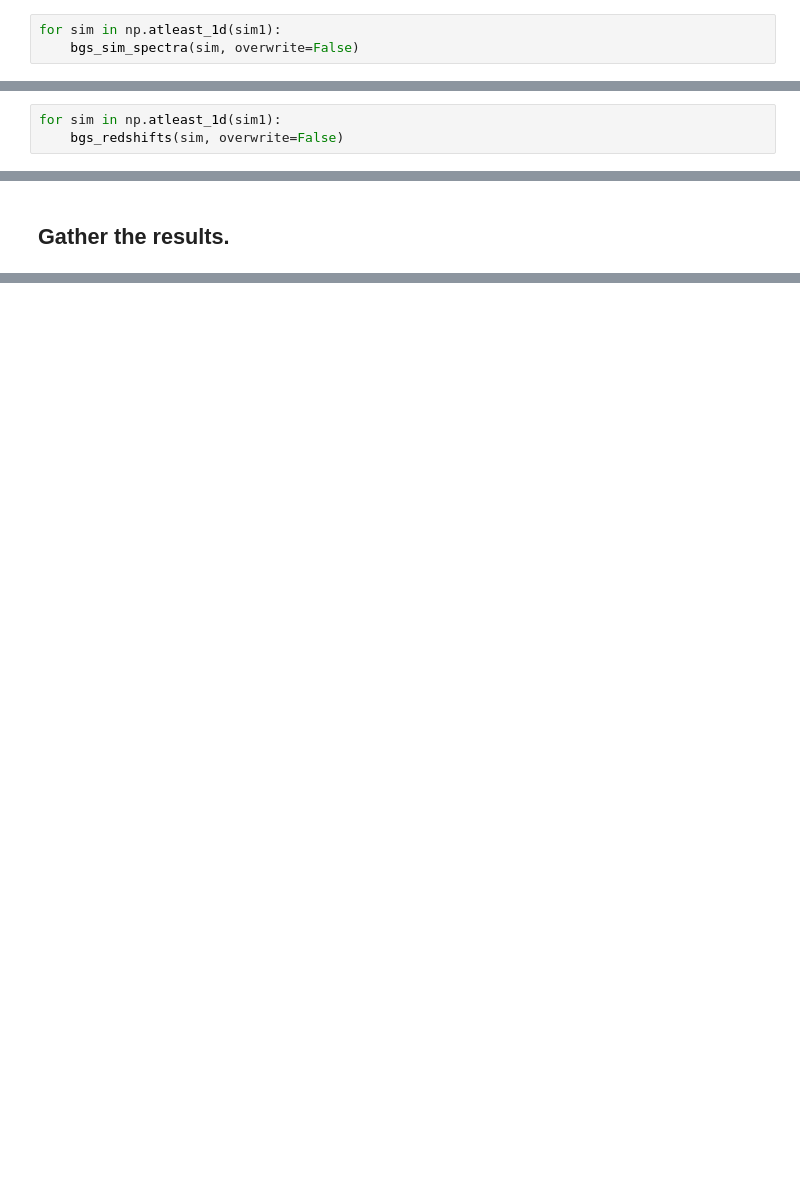
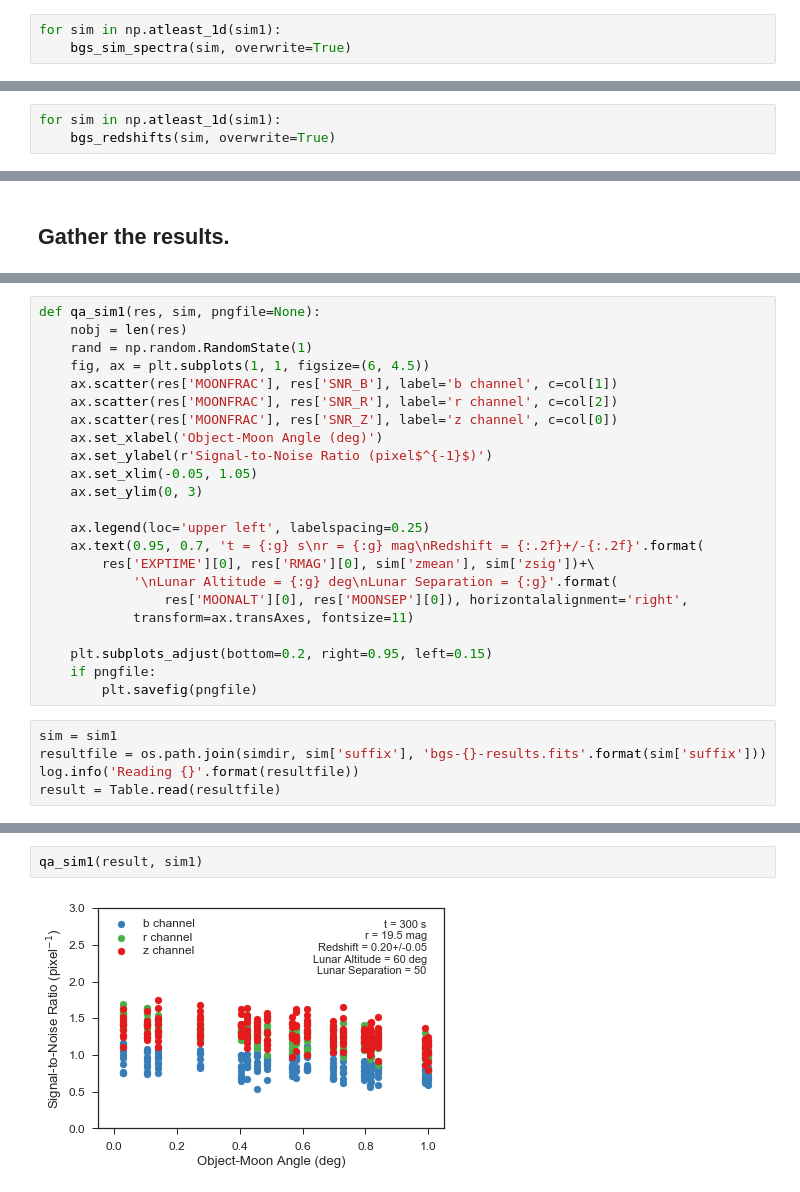
Before and after one commit to desihub/desisim, a Jupyter notebook: doc/nb/bgs-redshift-efficiency.ipynb, the cells around one changed output, grey strips where cells are left out. Saved outputs shown, nothing was run; the diff lists cells and outputs as text; blank space fills up the shorter version.

```diff
--- a/doc/nb/bgs-redshift-efficiency.ipynb
+++ b/doc/nb/bgs-redshift-efficiency.ipynb
@@ -159,5 +168,5 @@ def bgs_sim_spectra(sim, overwrite=False):
 ## Generate the spectra.
 # %%
 for sim in np.atleast_1d(sim1):
-    bgs_sim_spectra(sim, overwrite=False)
+    bgs_sim_spectra(sim, overwrite=True)
 # %% [output]
@@ -184,7 +225,7 @@ def bgs_redshifts(sim, overwrite=False):
             print('File {} exists...skipping.'.format(zbestfile))
 # %%
 for sim in np.atleast_1d(sim1):
-    bgs_redshifts(sim, overwrite=False)
+    bgs_redshifts(sim, overwrite=True)
 # %% [output]
 INFO: reading targets
 INFO: reading templates
@@ -297,0 +379,28 @@ for sim in np.atleast_1d(sim1):
+# %%
+def qa_sim1(res, sim, pngfile=None):
+    nobj = len(res)
+    rand = np.random.RandomState(1)
+    fig, ax = plt.subplots(1, 1, figsize=(6, 4.5))
+    ax.scatter(res['MOONFRAC'], res['SNR_B'], label='b channel', c=col[1])
+    ax.scatter(res['MOONFRAC'], res['SNR_R'], label='r channel', c=col[2])
+    ax.scatter(res['MOONFRAC'], res['SNR_Z'], label='z channel', c=col[0])
+    ax.set_xlabel('Object-Moon Angle (deg)')
+    ax.set_ylabel(r'Signal-to-Noise Ratio (pixel$^{-1}$)')
+    ax.set_xlim(-0.05, 1.05)
+    ax.set_ylim(0, 3)
+
+    ax.legend(loc='upper left', labelspacing=0.25)
+    ax.text(0.95, 0.7, 't = {:g} s\nr = {:g} mag\nRedshift = {:.2f}+/-{:.2f}'.format(
+        res['EXPTIME'][0], res['RMAG'][0], sim['zmean'], sim['zsig'])+\
+            '\nLunar Altitude = {:g} deg\nLunar Separation = {:g}'.format(
+                res['MOONALT'][0], res['MOONSEP'][0]), horizontalalignment='right',
+            transform=ax.transAxes, fontsize=11)
+
+    plt.subplots_adjust(bottom=0.2, right=0.95, left=0.15)
+    if pngfile:
+        plt.savefig(pngfile)
+# %%
+sim = sim1
+resultfile = os.path.join(simdir, sim['suffix'], 'bgs-{}-results.fits'.format(sim['suffix']))
+log.info('Reading {}'.format(resultfile))
+result = Table.read(resultfile)
@@ -297,0 +409,4 @@ for sim in np.atleast_1d(sim1):
+# %%
+qa_sim1(result, sim1)
+# %% [output]
+[figure, added]
```
Also changed, not shown: parts of 16 cells of this notebook.
